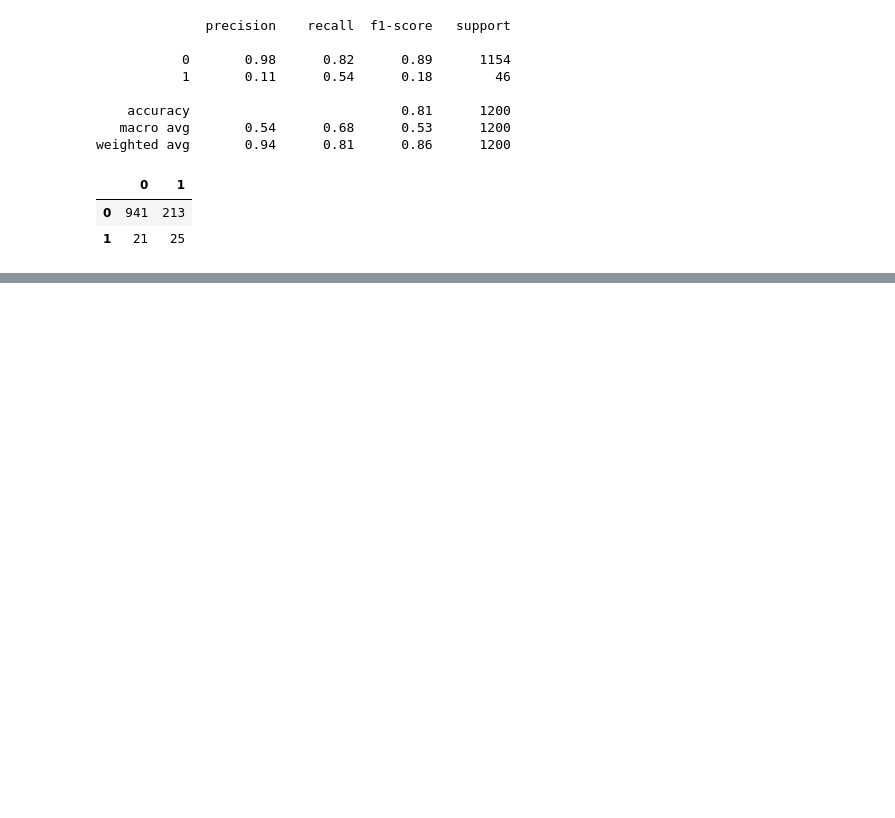
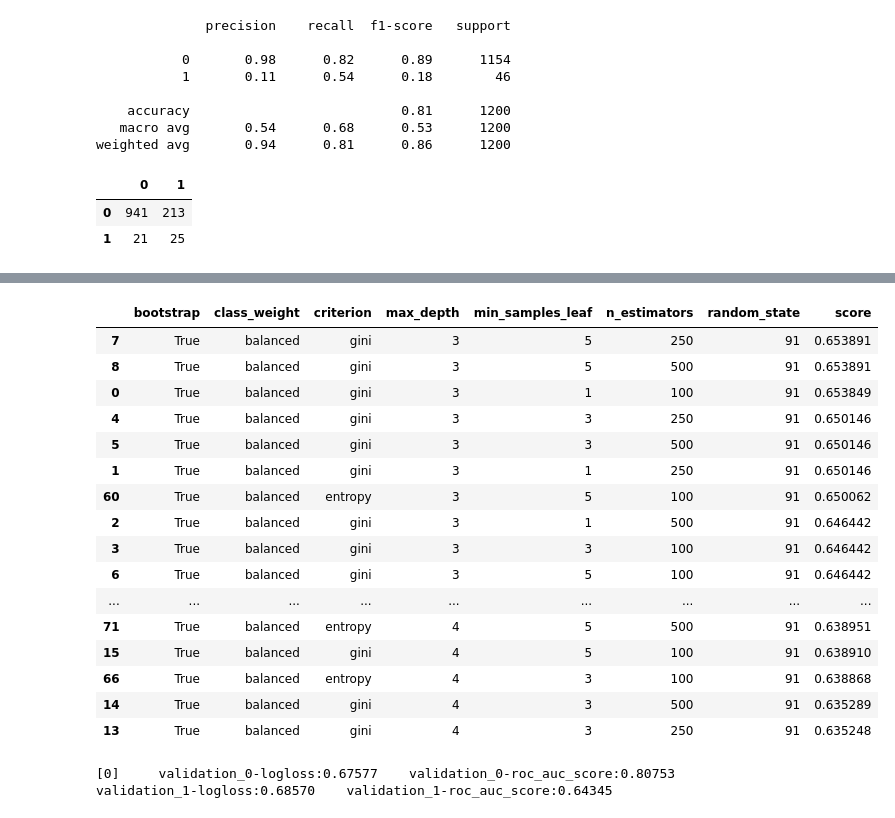
Before and after one commit to Project-DANE/DANE, a Jupyter notebook: andrew_modeling.ipynb, the cells around one changed output, grey strips where cells are left out. Cells and saved outputs as stored; diff of their text form; code cells hidden in the pictures; blank space fills up the shorter version.

```diff
--- a/andrew_modeling.ipynb
+++ b/andrew_modeling.ipynb
@@ -208,4 +214,4 @@ params = {'max_depth': [3, 4, 5, 6, 7, 8],
          'random_state': [91]}
 rfG= RandomForestClassifier()
 grid = GridSearchCV(rfG, params, cv=3, scoring = 'recall')
-grid.fit(df_upsampled, y_up)
+grid.fit(train_up, y_up)
@@ -218,5 +251,23 @@ params = results['params']
 # %%
 for p, s in zip(params, test_scores):
     p['score'] = s
 
-pd.DataFrame(params).sort_values(by='score', ascending = False)
+pd.DataFrame(params).sort_values(by='score', ascending = False).head(30)
+# %% [output]
+|  | bootstrap | class_weight | criterion | max_depth | min_samples_leaf | n_estimators | random_state | score |
+| 7 | True | balanced | gini | 3 | 5 | 250 | 91 | 0.653891 |
+| 8 | True | balanced | gini | 3 | 5 | 500 | 91 | 0.653891 |
+| 0 | True | balanced | gini | 3 | 1 | 100 | 91 | 0.653849 |
+| 4 | True | balanced | gini | 3 | 3 | 250 | 91 | 0.650146 |
+| 5 | True | balanced | gini | 3 | 3 | 500 | 91 | 0.650146 |
+| 1 | True | balanced | gini | 3 | 1 | 250 | 91 | 0.650146 |
+| 60 | True | balanced | entropy | 3 | 5 | 100 | 91 | 0.650062 |
+| 2 | True | balanced | gini | 3 | 1 | 500 | 91 | 0.646442 |
+| 3 | True | balanced | gini | 3 | 3 | 100 | 91 | 0.646442 |
+| 6 | True | balanced | gini | 3 | 5 | 100 | 91 | 0.646442 |
+| ... | ... | ... | ... | ... | ... | ... | ... | ... |
+| 71 | True | balanced | entropy | 4 | 5 | 500 | 91 | 0.638951 |
+| 15 | True | balanced | gini | 4 | 5 | 100 | 91 | 0.638910 |
+| 66 | True | balanced | entropy | 4 | 3 | 100 | 91 | 0.638868 |
+| 14 | True | balanced | gini | 4 | 3 | 500 | 91 | 0.635289 |
+| 13 | True | balanced | gini | 4 | 3 | 250 | 91 | 0.635248 |
@@ -260,5 +278,7 @@ cv = xgb.XGBClassifier(n_estimators = 100, max_depth = 7, max_leaves = 3, learni
 # %%
-cv = cv.fit(X = df_upsampled, y = y_up, eval_set=[(df_upsampled, y_up), (val_scaled, y_val)])
+cv = cv.fit(X = train_up, y = y_up, eval_set=[(train_up, y_up), (val_scaled, y_val)])
+# %% [output]
+[0]     validation_0-logloss:0.67577    validation_0-roc_auc_score:0.80753      validation_1-logloss:0.68570    validation_1-roc_auc_score:0.64345
 # %%
 val_preds = cv.predict(val_scaled)
 # %%
```
Also changed, not shown: parts of 51 cells of this notebook, 1 other file.
